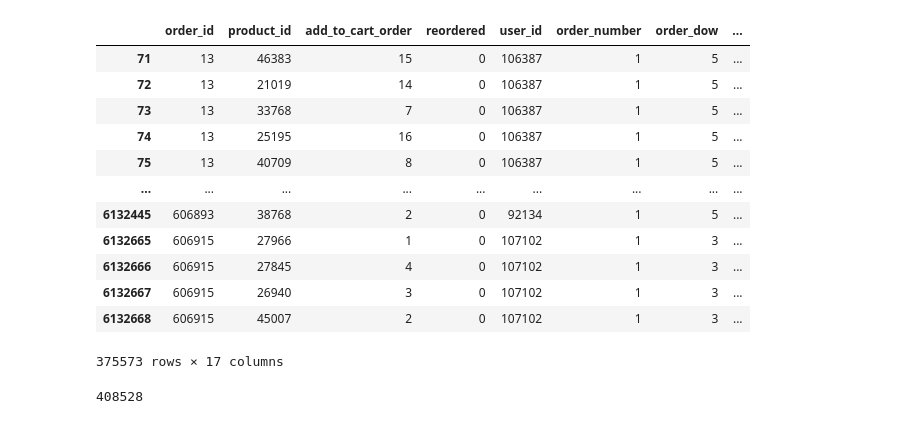
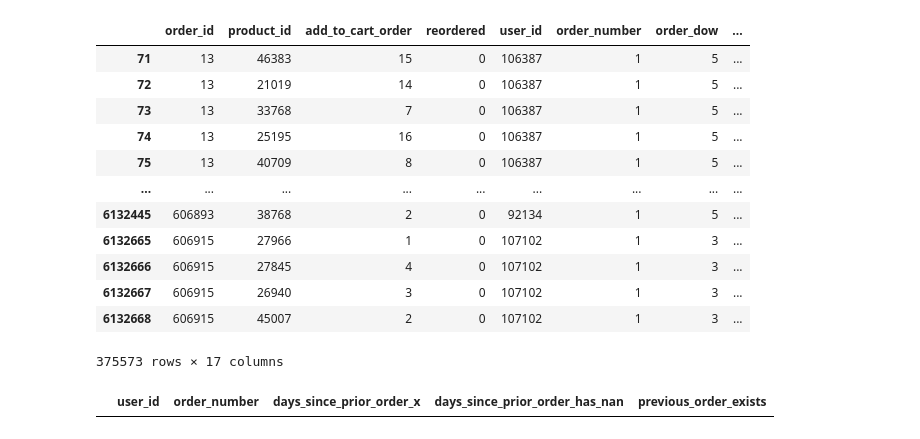
Before and after one commit to ElonRM/DA-BI-2, a Jupyter notebook: main.ipynb, the cells around one changed output. Drawn from its saved outputs; the diff is of its cells as text; code cells hidden in the pictures.

```diff
--- a/main.ipynb
+++ b/main.ipynb
@@ -42,7 +79,10 @@ df_merged[df_merged['nunique_dspo'] != 1]
 | 6132668 | 606915 | 45007 | 2 | 0 | 107102 | 1 | 3 | ... |
 375573 rows × 17 columns
 # %%
-# check if there is a days_since_prior_order value of NaN when there is a earlier order_id of the same user
-df_merged.sort_values(by=['user_id', 'order_id']).groupby('user_id')['days_since_prior_order_x'].shift(1).isna().sum() # 0
+# check if there is a days_since_prior_order value of NaN when there is an earlier order_id of the same user
+df2=df_merged.groupby(['user_id', 'order_number'], as_index=False)['days_since_prior_order_x'].count() # 1
+df2['days_since_prior_order_has_nan'] = df2.days_since_prior_order_x == 0
+df2['previous_order_exists'] = df2[['user_id']].shift(1) == df2[['user_id']]
+df2.loc[df2.days_since_prior_order_has_nan & df2.previous_order_exists]
 # %% [output]
-408528
+|  | user_id | order_number | days_since_prior_order_x | days_since_prior_order_has_nan | previous_order_exists |
```
Also changed, not shown: parts of 4 cells of this notebook.
